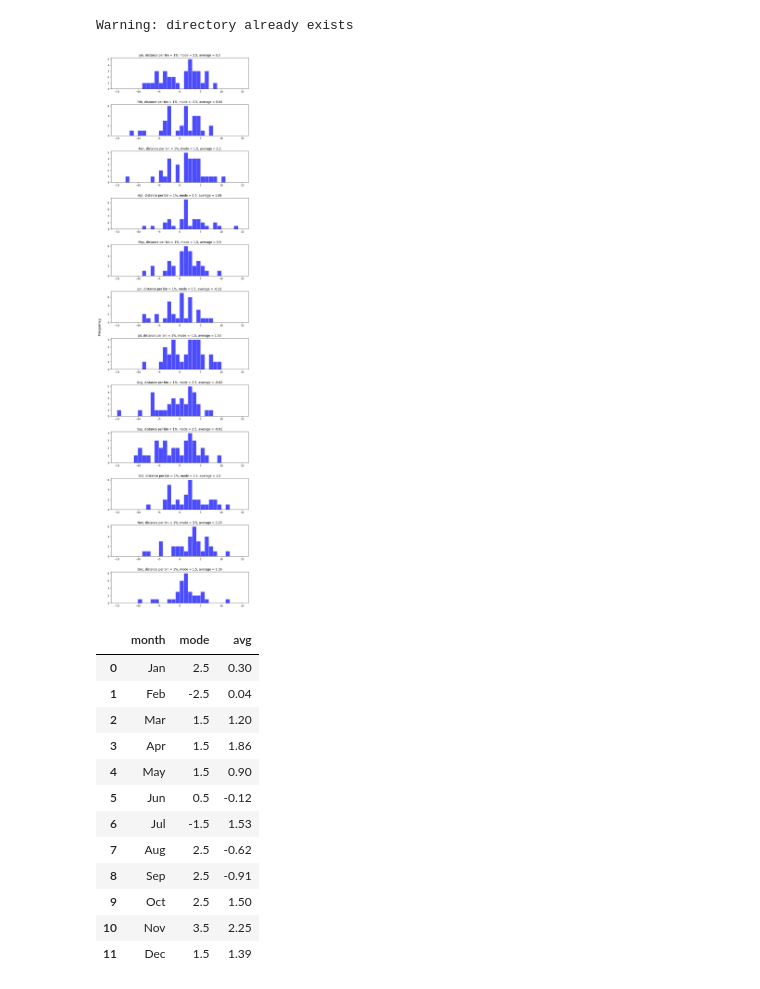
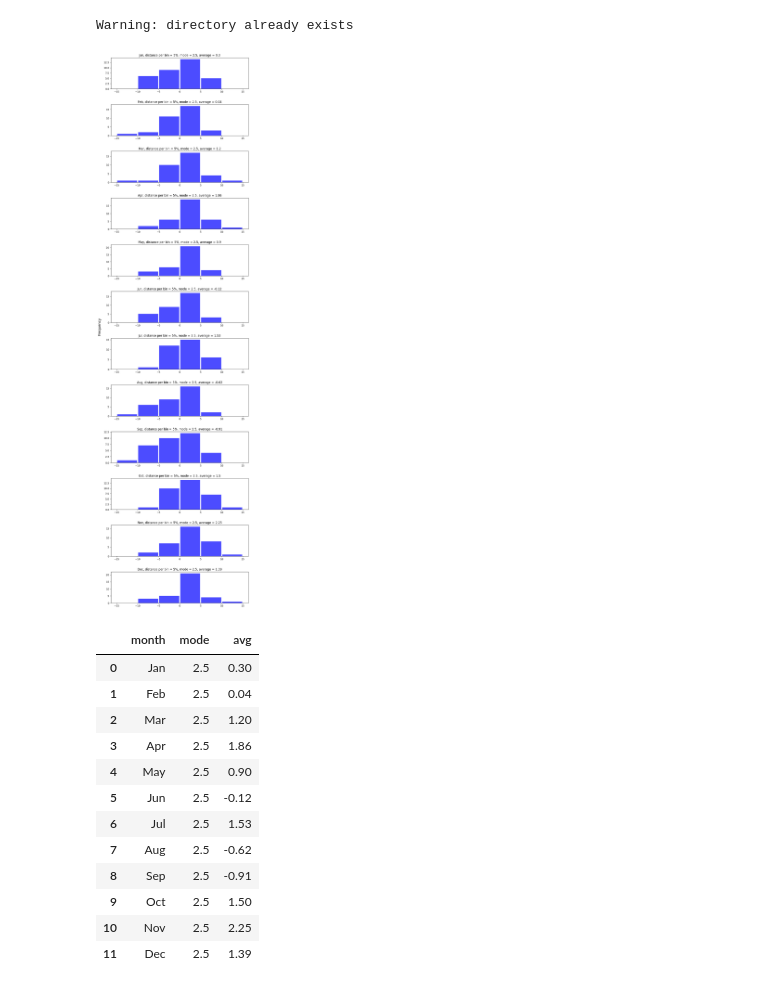
Before and after one commit to riccardodelucia/US500-seasonality, a Jupyter notebook: mode_seasonality.ipynb, the cells around one changed output. Drawn from its saved outputs; the diff is of its cells as text; code cells hidden in the pictures.

```diff
--- a/mode_seasonality.ipynb
+++ b/mode_seasonality.ipynb
@@ -60,8 +60,8 @@ except FileExistsError:
     print("Warning: directory already exists")
 
 
-def pdf_binning(monthly_data, bin_width=1, analysis_interval=30):
-    n_bins = round(analysis_interval/bin_width) # 30 is the total distance span of interest (i.e. -15% : +15%)
+def pdf_binning(monthly_data, bin_width=1):
+    n_bins = round(ANALYSIS_INTERVAL/bin_width) # 30 is the total distance span of interest (i.e. -15% : +15%)
 
     max_negative_dist = -bin_width*n_bins/2
     max_positive_dist = max_negative_dist+bin_width*(n_bins+1)
@@ -79,14 +79,14 @@ def month_subplot(month, ax, hist, bin_width, bin_centers, mode, avg):
     ax.set_title(f'{month}, distance per bin = {bin_width}%, mode = {mode}, average = {avg}')
 
 
-def execute_analysis(seasonality, bin_width, analysis_interval=ANALYSIS_INTERVAL, num_subplots = N_MONTHS):
-    fig, axes = plt.subplots(num_subplots, 1, figsize=(10, 40))
+def execute_analysis(seasonality, bin_width):
+    fig, axes = plt.subplots(N_MONTHS, 1, figsize=(10, 40))
     modes = []
 
     for i in range(N_MONTHS):
         month = months[i]
         monthly_data = seasonality[month]
-        hist, bin_centers, mode, avg = pdf_binning(monthly_data, bin_width, analysis_interval)
+        hist, bin_centers, mode, avg = pdf_binning(monthly_data, bin_width)
         ax = axes[i]
         modes.append({"month": months[i], "mode":mode, "avg": avg})
         month_subplot(month, ax, hist, bin_width, bin_centers, mode, avg)
@@ -96,15 +96,15 @@ def execute_analysis(seasonality, bin_width, analysis_interval=ANALYSIS_INTERVAL
 
     plt.subplots_adjust(hspace=0.5)
 
-    output_fig_path = os.path.join(output_dir, f"figure_modes_distance_{bin_width}.png")
+    output_fig_path = os.path.join(output_dir, f"figure_pdf_bin_width_{bin_width}.png")
 
+    # Producing png file
     plt.savefig(output_fig_path)
 
-    # Show the plot
     plt.show()
-
     plt.close(fig)
 
+    # Producing tsv file
     output_tsv_path = os.path.join(output_dir, f"seasonality_metrics_distance_{bin_width}.tsv")
 
     df = pd.DataFrame(modes)
@@ -113,21 +113,21 @@ def execute_analysis(seasonality, bin_width, analysis_interval=ANALYSIS_INTERVAL
 # %% [output]
 Warning: directory already exists
 # %%
-bin_width = 1
+bin_width = 5
 
 execute_analysis(seasonality, bin_width)
 # %% [output]
-[figure, old version]
+[figure, new version]
 |  | month | mode | avg |
 | 0 | Jan | 2.5 | 0.30 |
-| 1 | Feb | -2.5 | 0.04 |
-| 2 | Mar | 1.5 | 1.20 |
-| 3 | Apr | 1.5 | 1.86 |
-| 4 | May | 1.5 | 0.90 |
-| 5 | Jun | 0.5 | -0.12 |
-| 6 | Jul | -1.5 | 1.53 |
+| 1 | Feb | 2.5 | 0.04 |
+| 2 | Mar | 2.5 | 1.20 |
+| 3 | Apr | 2.5 | 1.86 |
+| 4 | May | 2.5 | 0.90 |
+| 5 | Jun | 2.5 | -0.12 |
+| 6 | Jul | 2.5 | 1.53 |
 | 7 | Aug | 2.5 | -0.62 |
 | 8 | Sep | 2.5 | -0.91 |
 | 9 | Oct | 2.5 | 1.50 |
-| 10 | Nov | 3.5 | 2.25 |
-| 11 | Dec | 1.5 | 1.39 |
+| 10 | Nov | 2.5 | 2.25 |
+| 11 | Dec | 2.5 | 1.39 |
```
Also changed, not shown: 8 other files.
